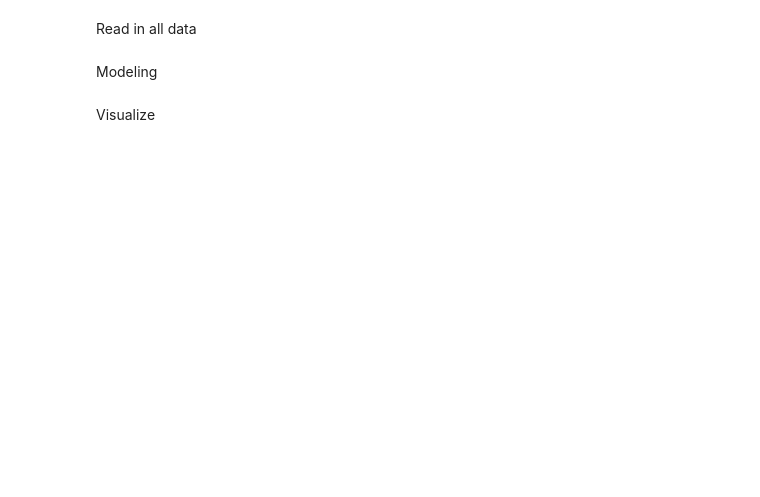
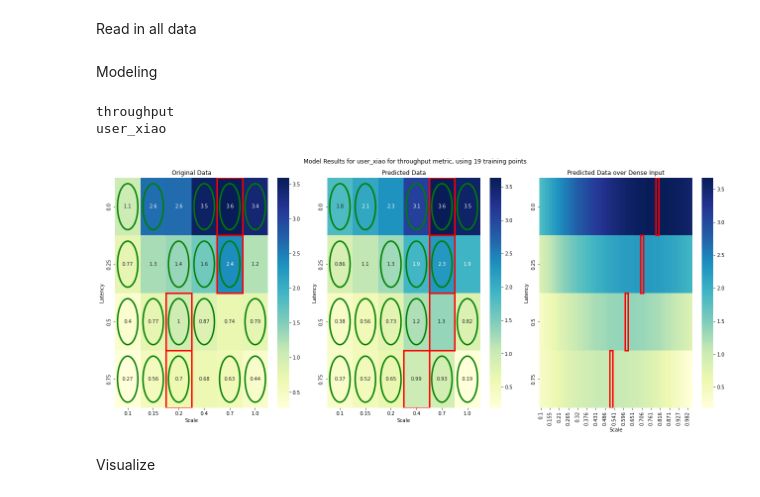
Before and after one commit to jasonkglim/MotionScaling, a Jupyter notebook: model_analysis.ipynb, the cells around one changed output. Saved outputs shown, nothing was run; the diff lists cells and outputs as text; code cells hidden in the pictures; blank space fills up the shorter version.

Commit message:
add plots, fix dense scale range
made dense scale input range adapt to each dataset instead of hard coded

```diff
--- a/model_analysis.ipynb
+++ b/model_analysis.ipynb
@@ -22,8 +22,8 @@ all_datasets = {}
 for filepath in glob.glob(file_pattern):
     # print(filepath)
     # print(filepath.split('/'))
-    # user_name = filepath.split('/')[1]
-    user_name = filepath.split('\\')[1]
+    user_name = filepath.split('/')[1]
+    # user_name = filepath.split('\\')[1]
     print(f"Processing {filepath} dataset...")
 
     # Read in data file as a pandas dataframe
@@ -50,11 +50,14 @@ import utils
 
 
 all_results = {}
-output_metrics = ["throughput", "avg_target_error", "avg_osd", "avg_movement_speed", "weighted_performance"]
+output_metrics = ["throughput"] #["throughput", "avg_target_error", "avg_osd", "avg_movement_speed", "weighted_performance"]
 for output_metric in output_metrics:
 	print(output_metric)
 	user_results = {}
-	for user, data in list(all_datasets.items()): # [("user_lizzie", all_datasets["user_lizzie"])]:
+	for user, data in [("user_xiao", all_datasets["user_xiao"])]: #list(all_datasets.items()): #
+
+		if user == "user_lizzie" or user == "user_lizzie1":
+			continue
 		print(user)
 
 		# Prepare data
@@ -71,7 +74,7 @@ for output_metric in output_metrics:
 		n_train_p = []
 
 		n = len(data)
-		n_train_values = range(2, n-1)
+		n_train_values = [n-5] #range(2, n-1)
 		for n_train in n_train_values:
 
 			n_train_p.append(n_train / n)
@@ -83,23 +86,23 @@ for output_metric in output_metrics:
 
 			# Create dense test input
 			latency_range = np.array(data['latency'].unique())# np.arange(0.0, 0.76, 0.01)
-			scale_range = np.arange(0.0, 1.225, 0.025)
+			scale_range = np.linspace(data['scale'].min(), data['scale'].max(), 50)
 			latency_grid, scale_grid = np.meshgrid(latency_range, scale_range)
 			X_dense = np.c_[latency_grid.ravel(), scale_grid.ravel()]
 			X_dense = np.round(X_dense, 3)
 
 			## Choose model to apply, returning predictions over original dataset and dense inputs
 
-			# # Polynomial Regression
-			# degree = 2
-			# Y_pred = PolyRegression(X_train.values, Y_train.values, X.values, degree)
-			# Y_pred_dense = PolyRegression(X_train.values, Y_train.values, X_dense, degree)
+			# Polynomial Regression
+			degree = 2
+			Y_pred = PolyRegression(X_train.values, Y_train.values, X.values, degree)
+			Y_pred_dense = PolyRegression(X_train.values, Y_train.values, X_dense, degree)
 
-			# Gaussian Process Regression
+			# # Gaussian Process Regression
 			# kernel = ConstantKernel() * RBF() # Default RBF
-			kernel = ConstantKernel() * RationalQuadratic() # Default Rational Quadratic
-			Y_pred, Y_pred_std = GPRegression(X_train.values, Y_train.values, X.values, kernel)
-			Y_pred_dense, Y_pred_std = GPRegression(X_train.values, Y_train.values, X_dense, kernel)
+			# # kernel = ConstantKernel() * RationalQuadratic() # Default Rational Quadratic
+			# Y_pred, Y_pred_std = GPRegression(X_train.values, Y_train.values, X.values, kernel)
+			# Y_pred_dense, Y_pred_std = GPRegression(X_train.values, Y_train.values, X_dense, kernel)
 
 			## Evaluate metrics
 			dense_df = pd.DataFrame({
@@ -134,34 +137,38 @@ for output_metric in output_metrics:
 			# Merge the results on 'latency'
 			merged_ref_pred = pd.merge(optimal_scale_ref, optimal_scale_pred,
 								on='latency', suffixes=('_ref', '_pred'))
 
 			merged_ref_dense = pd.merge(optimal_scale_ref, optimal_scale_dense,
 								on='latency', suffixes=('_ref', '_dense'))
 
 
 			# Count the number of matches
 			matches = (merged_ref_pred['scale_ref'] == merged_ref_pred['scale_pred']).sum()
 			scale_error = np.abs(merged_ref_dense['scale_ref'] - merged_ref_dense['scale_dense']).mean()
 
 			optimal_match_rate.append(matches / len(optimal_scale_ref))
 			optimal_scale_error.append(scale_error)
 
 			# Visualize model prediction
-			# utils.model_heatmaps(data, dense_df, X_train, user, output_metric)
+			utils.model_heatmaps(data, dense_df, X_train, user, output_metric)
 
 		# Store results from this dataset
 		user_results[user] = {
 			'n_train_mse': list(n_train_mse),
 			'n_train_full_mse': list(n_train_full_mse),
 			'full_mse_scores': full_mse_scores,
 			'mse_scores': mse_scores,
 			'n_train_all': n_train_values,
 			'match_rate': optimal_match_rate,
 			'scale_error': optimal_scale_error,
 			'n_train_p': n_train_p
 		}
 
 	all_results[output_metric] = user_results
+# %% [output]
+throughput
+user_xiao
+[figure, added]
 # %% [markdown]
 Visualize
 # %%
```
Also changed, not shown: parts of 1 cell of this notebook, 6 other files.
